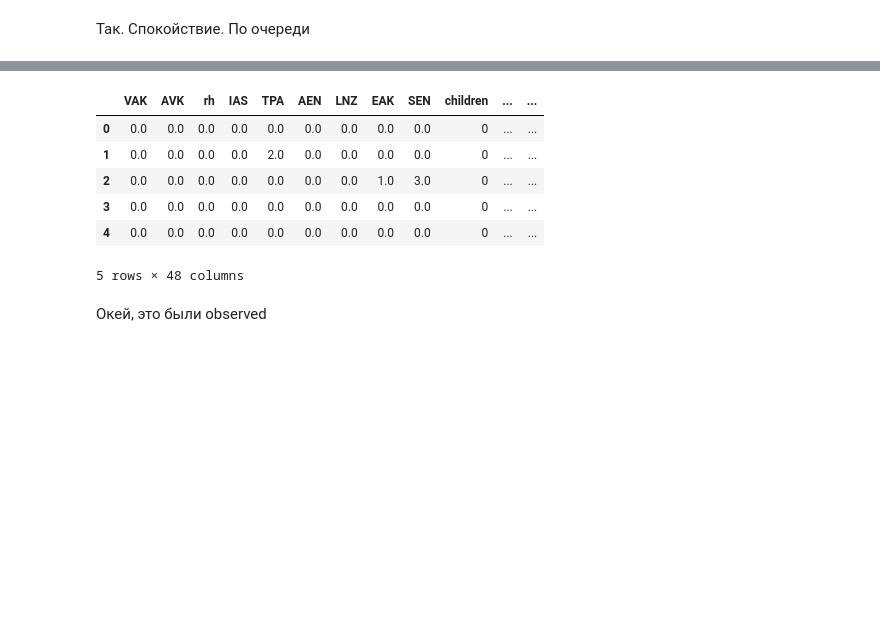
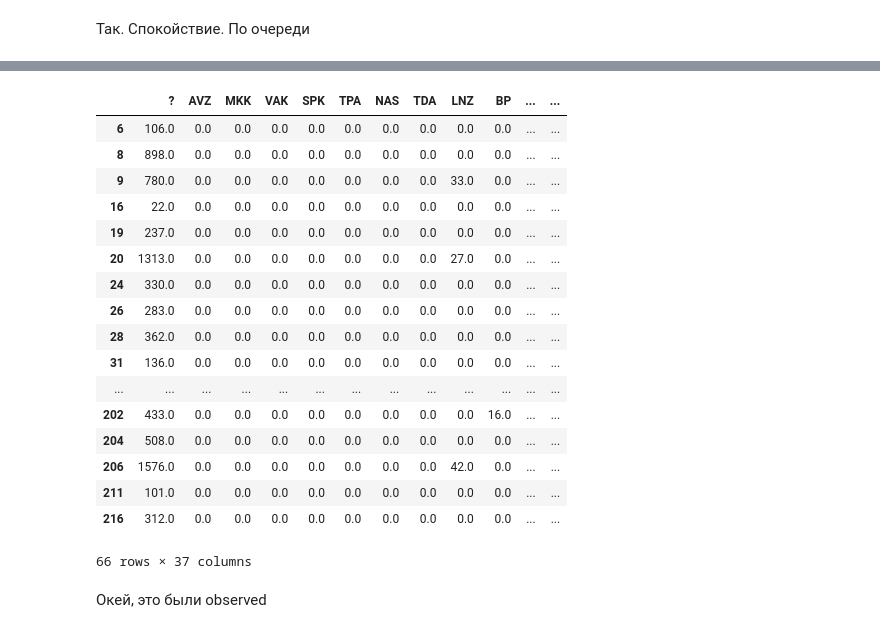
Before and after one commit to BasilisAndr/even, a Jupyter notebook: speaker_by_speaker.ipynb, the cells around one changed output, grey strips where cells are left out. Saved outputs shown, nothing was run; the diff lists cells and outputs as text; code cells hidden in the pictures; blank space fills up the shorter version.

```diff
--- a/speaker_by_speaker.ipynb
+++ b/speaker_by_speaker.ipynb
@@ -132,15 +117,22 @@ speakers = set(list(map(lambda x: x[-1], seb_mor+kam_mor)))
 # %%
+# здесь _очень_долго_работающая_ функция которая считает по спикерам всё
 for sp in speakers:
     df1[sp] = [0]*len(df1)
 
-for i in range(len(df1)):
-    if i%1000==0:
-        print(i)
-    cs = df1.loc[i]['speaker']
-#     print(df1.loc[i][cs])
-    row = df1.loc[i]
-    row[cs] = df1.loc[i]['count']
-    df1.loc[i] = row
+def make_speaker_table(df1):
+    df2 = pd.DataFrame(columns=df1.columns)
+    for i in range(len(df1)):
+        if i%1000==0:
+            print(i)
+        if df1.loc[i]['count']>15:
+            row = df1.loc[i]
+            cs = row['speaker']
+        #     print(df1.loc[i][cs])
+            row[cs] = row['count']
+            df2.loc[i] = row
+    return df2
+
+df2 = make_speaker_table(df1)
 # %% [output]
 0
 A value is trying to be set on a copy of a slice from a DataFrame
@@ -162,4 +146,0 @@ spdf = df1[['morpheme', 'gloss', 'pos', 'ind']]
-# %%
-df1['ind'] = df1['morpheme'] +'-'+ df1['gloss'] +'-'+ df1['pos']
-df2 = df1.groupby(['ind']).sum()
-df2 = df2.reset_index()
@@ -165,0 +156,8 @@ df2 = df2.reset_index()
+# %%
+# здесь делаю так чтобы можно было ресетить индекс
+
+df2['ind'] = df2['morpheme'] +'-'+ df2['gloss'] +'-'+ df2['pos']
+spdf = df2[['morpheme', 'gloss', 'pos', 'ind']]
+df2 = df2.groupby(['ind']).sum()
+df2 = df2.reset_index()
+df2.head()
@@ -201,13 +212,24 @@ See the caveats in the documentation: http://pandas.pydata.org/pandas-docs/stabl
-# %%
-seb_df.head()
-# %% [output]
-|  | VAK | AVK | rh | IAS | TPA | AEN | LNZ | EAK | SEN | children | ... | ... |
-| 0 | 0.0 | 0.0 | 0.0 | 0.0 | 0.0 | 0.0 | 0.0 | 0.0 | 0.0 | 0 | ... | ... |
-| 1 | 0.0 | 0.0 | 0.0 | 0.0 | 2.0 | 0.0 | 0.0 | 0.0 | 0.0 | 0 | ... | ... |
-| 2 | 0.0 | 0.0 | 0.0 | 0.0 | 0.0 | 0.0 | 0.0 | 1.0 | 3.0 | 0 | ... | ... |
-| 3 | 0.0 | 0.0 | 0.0 | 0.0 | 0.0 | 0.0 | 0.0 | 0.0 | 0.0 | 0 | ... | ... |
-| 4 | 0.0 | 0.0 | 0.0 | 0.0 | 0.0 | 0.0 | 0.0 | 0.0 | 0.0 | 0 | ... | ... |
-5 rows × 48 columns
+# %%
+seb_df.loc[seb_df['count']!=seb_df['?']]
+# %% [output]
+|  | ? | AVZ | MKK | VAK | SPK | TPA | NAS | TDA | LNZ | BP | ... | ... |
+| 6 | 106.0 | 0.0 | 0.0 | 0.0 | 0.0 | 0.0 | 0.0 | 0.0 | 0.0 | 0.0 | ... | ... |
+| 8 | 898.0 | 0.0 | 0.0 | 0.0 | 0.0 | 0.0 | 0.0 | 0.0 | 0.0 | 0.0 | ... | ... |
+| 9 | 780.0 | 0.0 | 0.0 | 0.0 | 0.0 | 0.0 | 0.0 | 0.0 | 33.0 | 0.0 | ... | ... |
+| 16 | 22.0 | 0.0 | 0.0 | 0.0 | 0.0 | 0.0 | 0.0 | 0.0 | 0.0 | 0.0 | ... | ... |
+| 19 | 237.0 | 0.0 | 0.0 | 0.0 | 0.0 | 0.0 | 0.0 | 0.0 | 0.0 | 0.0 | ... | ... |
+| 20 | 1313.0 | 0.0 | 0.0 | 0.0 | 0.0 | 0.0 | 0.0 | 0.0 | 27.0 | 0.0 | ... | ... |
+| 24 | 330.0 | 0.0 | 0.0 | 0.0 | 0.0 | 0.0 | 0.0 | 0.0 | 0.0 | 0.0 | ... | ... |
+| 26 | 283.0 | 0.0 | 0.0 | 0.0 | 0.0 | 0.0 | 0.0 | 0.0 | 0.0 | 0.0 | ... | ... |
+| 28 | 362.0 | 0.0 | 0.0 | 0.0 | 0.0 | 0.0 | 0.0 | 0.0 | 0.0 | 0.0 | ... | ... |
+| 31 | 136.0 | 0.0 | 0.0 | 0.0 | 0.0 | 0.0 | 0.0 | 0.0 | 0.0 | 0.0 | ... | ... |
+| ... | ... | ... | ... | ... | ... | ... | ... | ... | ... | ... | ... | ... |
+| 202 | 433.0 | 0.0 | 0.0 | 0.0 | 0.0 | 0.0 | 0.0 | 0.0 | 0.0 | 16.0 | ... | ... |
+| 204 | 508.0 | 0.0 | 0.0 | 0.0 | 0.0 | 0.0 | 0.0 | 0.0 | 0.0 | 0.0 | ... | ... |
+| 206 | 1576.0 | 0.0 | 0.0 | 0.0 | 0.0 | 0.0 | 0.0 | 0.0 | 42.0 | 0.0 | ... | ... |
+| 211 | 101.0 | 0.0 | 0.0 | 0.0 | 0.0 | 0.0 | 0.0 | 0.0 | 0.0 | 0.0 | ... | ... |
+| 216 | 312.0 | 0.0 | 0.0 | 0.0 | 0.0 | 0.0 | 0.0 | 0.0 | 0.0 | 0.0 | ... | ... |
+66 rows × 37 columns
 # %%
 dps = []
 
```
Also changed, not shown: parts of 17 cells of this notebook, 10 other files.
